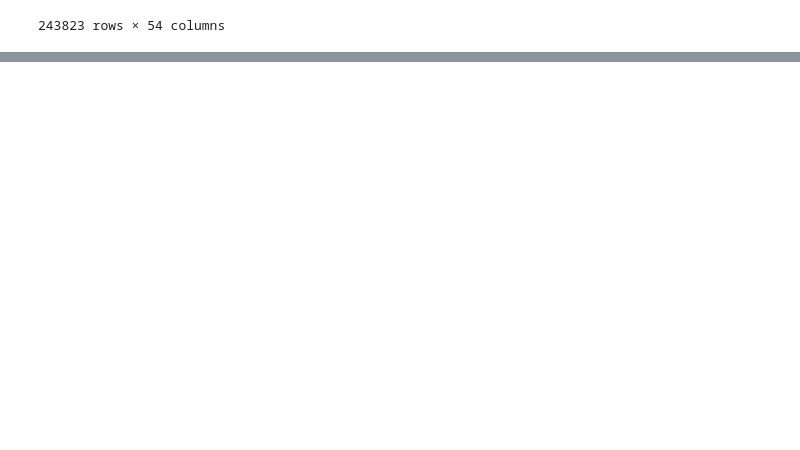
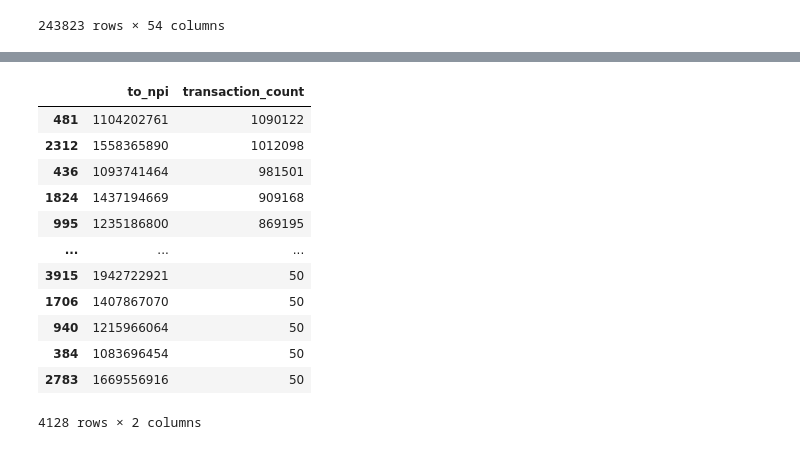
Before and after one commit to nss-data-science-cohort-5/hop_team-hot_pretzels, a Jupyter notebook: HCBB2_V2.ipynb, the cells around one changed output, grey strips where cells are left out. Drawn from its saved outputs; the diff is of its cells as text; code cells hidden in the pictures; blank space fills up the shorter version.

```diff
--- a/HCBB2_V2.ipynb
+++ b/HCBB2_V2.ipynb
@@ -258,0 +316,19 @@ full_2
+# %%
+# (2) group by to_npi summing the transaction_count and then sorting the values
+transaction_count_by_to_npi= full_2.groupby(['to_npi'])['transaction_count'].sum().reset_index()
+transaction_count_by_to_npi. sort_values('transaction_count', ascending=False)
+#these are the npi's with the 5 most and least transaction count
+# %% [output]
+|  | to_npi | transaction_count |
+| 481 | 1104202761 | 1090122 |
+| 2312 | 1558365890 | 1012098 |
+| 436 | 1093741464 | 981501 |
+| 1824 | 1437194669 | 909168 |
+| 995 | 1235186800 | 869195 |
+| ... | ... | ... |
+| 3915 | 1942722921 | 50 |
+| 1706 | 1407867070 | 50 |
+| 940 | 1215966064 | 50 |
+| 384 | 1083696454 | 50 |
+| 2783 | 1669556916 | 50 |
+4128 rows × 2 columns
```
Also changed, not shown: parts of 5 cells of this notebook.
